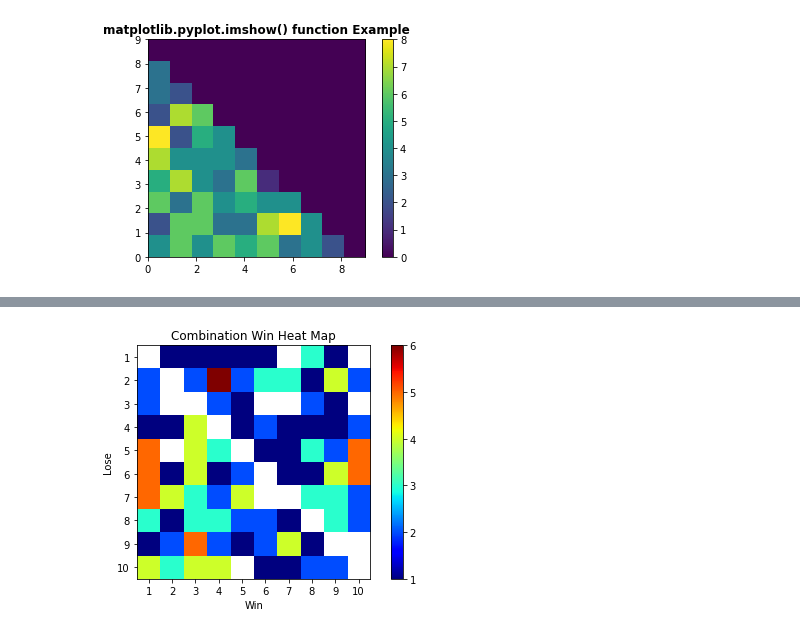
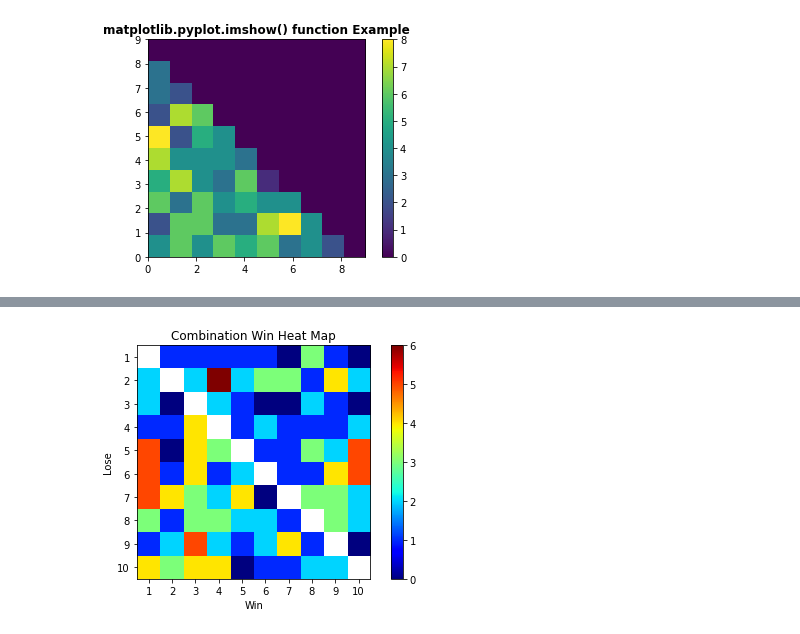
Before and after one commit to codingWithAndy/CDT_MSc_Thesis, a Jupyter notebook: Implementation/Exploration/tweet_feedback.ipynb, the cells around one changed output, grey strips where cells are left out. Saved outputs shown, nothing was run; the diff lists cells and outputs as text; code cells hidden in the pictures.

```diff
--- a/Implementation/Exploration/tweet_feedback.ipynb
+++ b/Implementation/Exploration/tweet_feedback.ipynb
@@ -673,28 +673,28 @@ win_df.head()
 # %%
 tweet_id = ["1", "2", "3", "4",
               "5", "6", "7","8","9","10"]
 
 results = win_df
 
-results[results==0] = np.nan
+results[results==-1] = np.nan
 
 fig, ax = plt.subplots()
 cmap = plt.cm.jet
 cmap.set_bad(color='white')
 im = ax.imshow(results, cmap=cmap)
 
 # We want to show all ticks...
 ax.set_xticks(np.arange(len(tweet_id)))
 ax.set_yticks(np.arange(len(tweet_id)))
 # ... and label them with the respective list entries
 ax.set_xticklabels(tweet_id)
 ax.set_yticklabels(tweet_id)
 plt.colorbar(im)
 
 ax.set_title("Combination Win Heat Map")
 fig.tight_layout()
 plt.xlabel("Win")
 plt.ylabel("Lose")
 plt.show()
 # %% [output]
-[figure, old version]
+[figure, new version]
```
Also changed, not shown: parts of 2 cells of this notebook, 11 other files.
